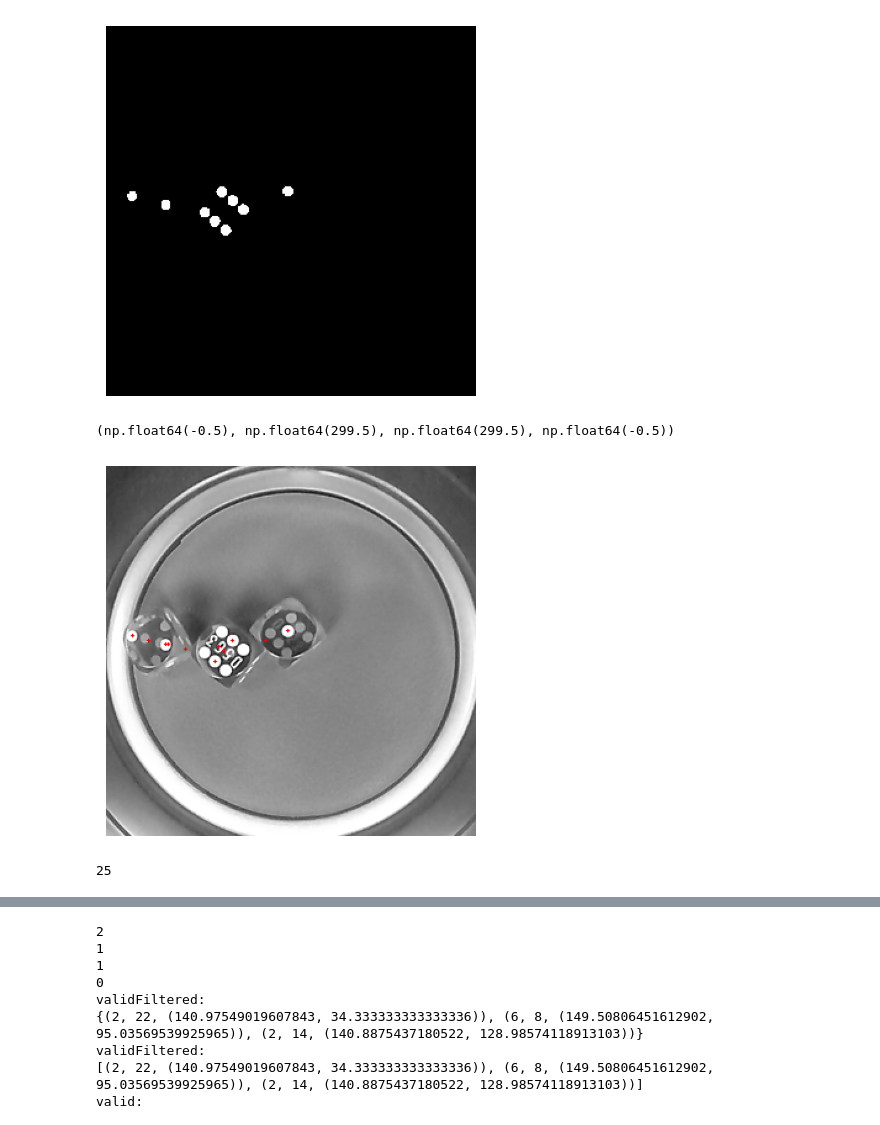
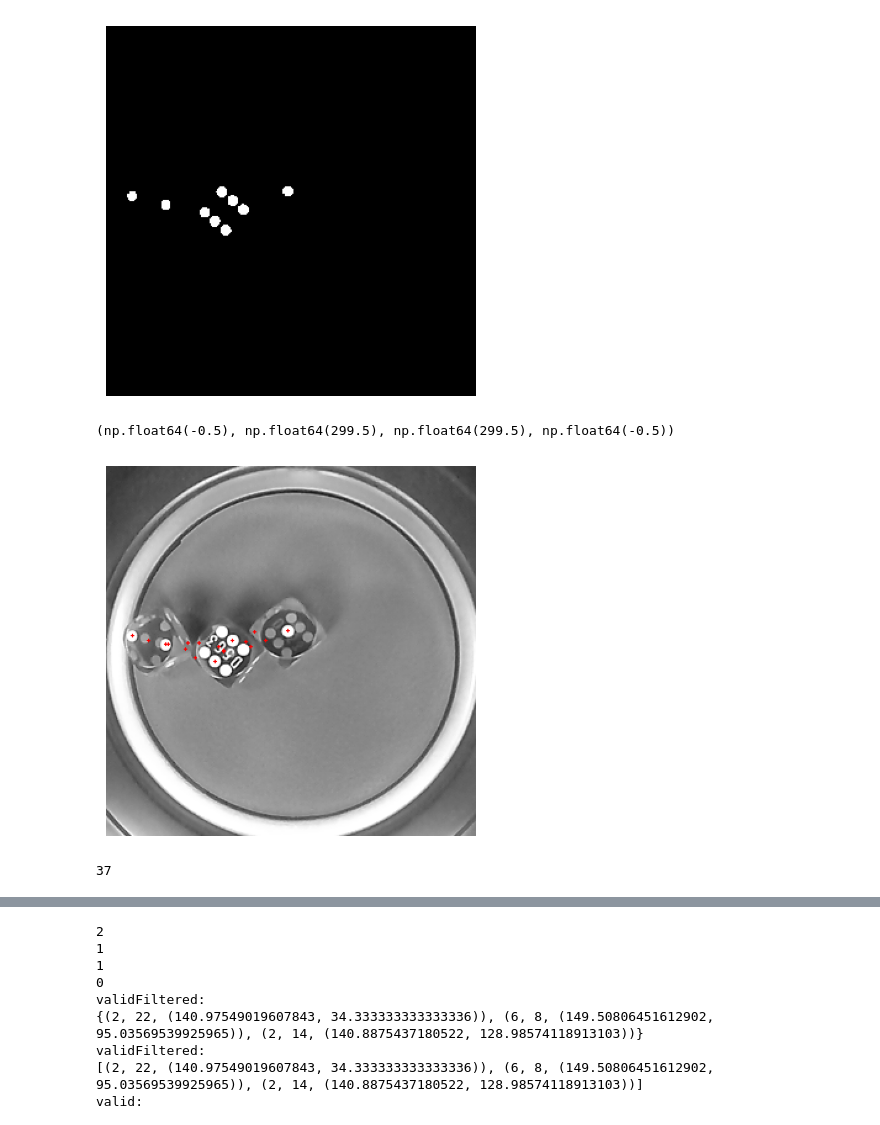
Before and after one commit to GeorgiNedkov/dices, a Jupyter notebook: index copy.ipynb, the cells around one changed output, grey strips where cells are left out. Cells and saved outputs as stored; diff of their text form; code cells hidden in the pictures.

Commit message:
return logic

```diff
--- a/index copy.ipynb
+++ b/index copy.ipynb
@@ -337,39 +337,59 @@ def checkDot(point, onlyWhite, dots: list[Dot]):
             check = 0
             for index2, angle2 in enumerate(angles):
                 if index2 <= index1:
                     continue
                 if are_opposite_angles(angle1, angle2):
                     check = 1
 
             countChecks += check
         if countChecks != len(s) / 2:
             return -1
 
-    return
+    if countDistances == [1]:
+        return 1
+    if countDistances == [2]:
+        return 2
+    if countDistances == [1, 2]:
+        return 3
+    if countDistances == [4]:
+        return 4
+    if countDistances == [2, 2]:
+        return 4
+    if countDistances == [1, 4]:
+        return 5
+    if countDistances == [1, 2, 2]:
+        return 5
+    if countDistances == [2, 4]:
+        return 6
+    if countDistances == [2, 2, 2]:
+        return 6
+    if countDistances == [6]:
+        return 6
+    return -1
 
 
 valid = []
 for index, point in enumerate(all):
     # if index != 1:
     #     continue
     dotValue = checkDot(point, onlyWhite, dots)
     if dotValue != -1:
         valid.append((dotValue, index, point))
         color = (0, 0, 255)
         y, x = point
         roundedY = round(y)
         roundedX = round(x)
         tmpImg2 = cv.circle(tmpImg2, (roundedX, roundedY), 1, color, -1)
 
 plt.imshow(cv.cvtColor(tmpImg2, cv.COLOR_BGR2RGB))
 plt.axis("off")
 # %% [output]
 (np.float64(-0.5), np.float64(299.5), np.float64(299.5), np.float64(-0.5))
-[figure, old version]
+[figure, new version]
 # %%
 len(valid)
 # %% [output]
-25
+37
 # %%
 tmpImg2 = cv.cvtColor(original, cv.COLOR_GRAY2RGB)
 validOnes = []
```
Also changed, not shown: parts of 2 cells of this notebook.
